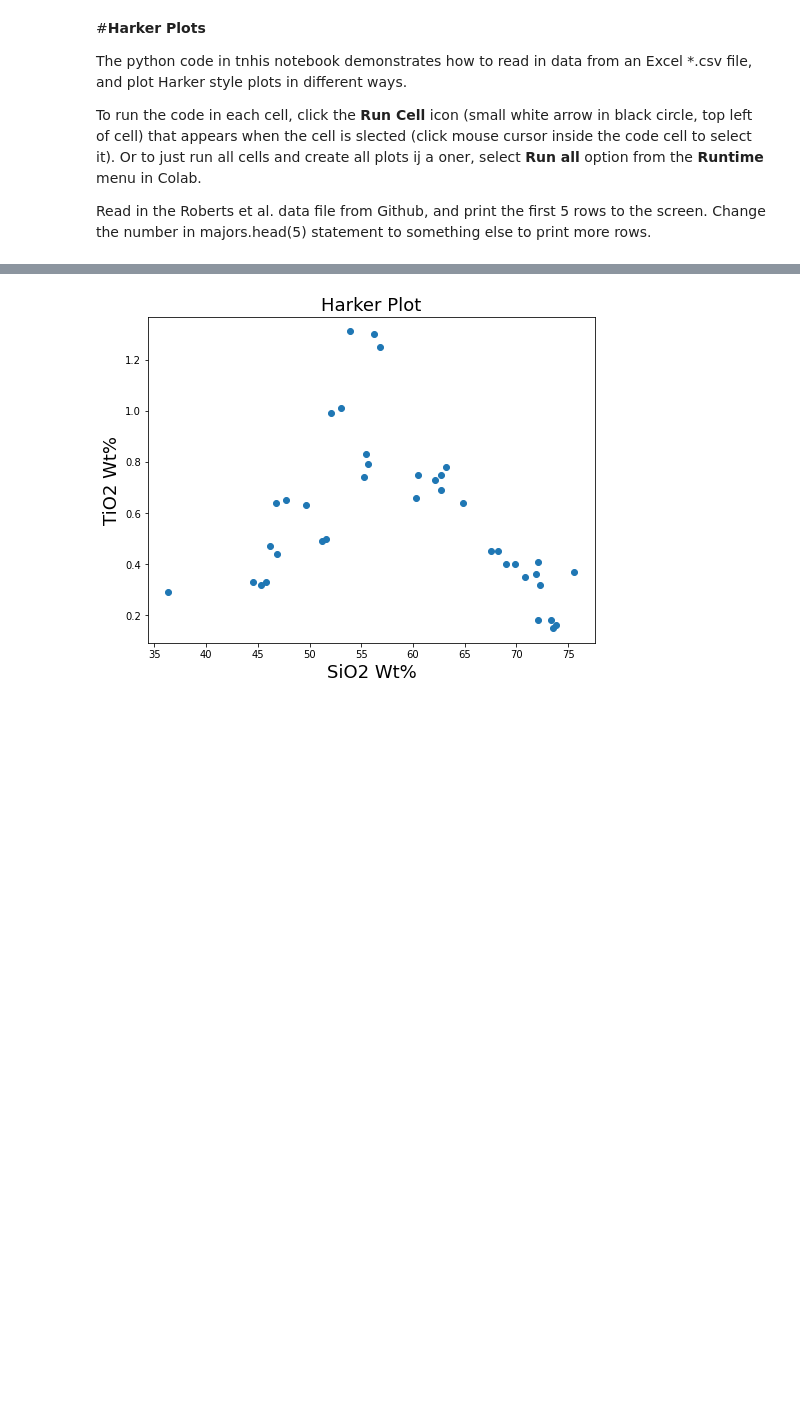
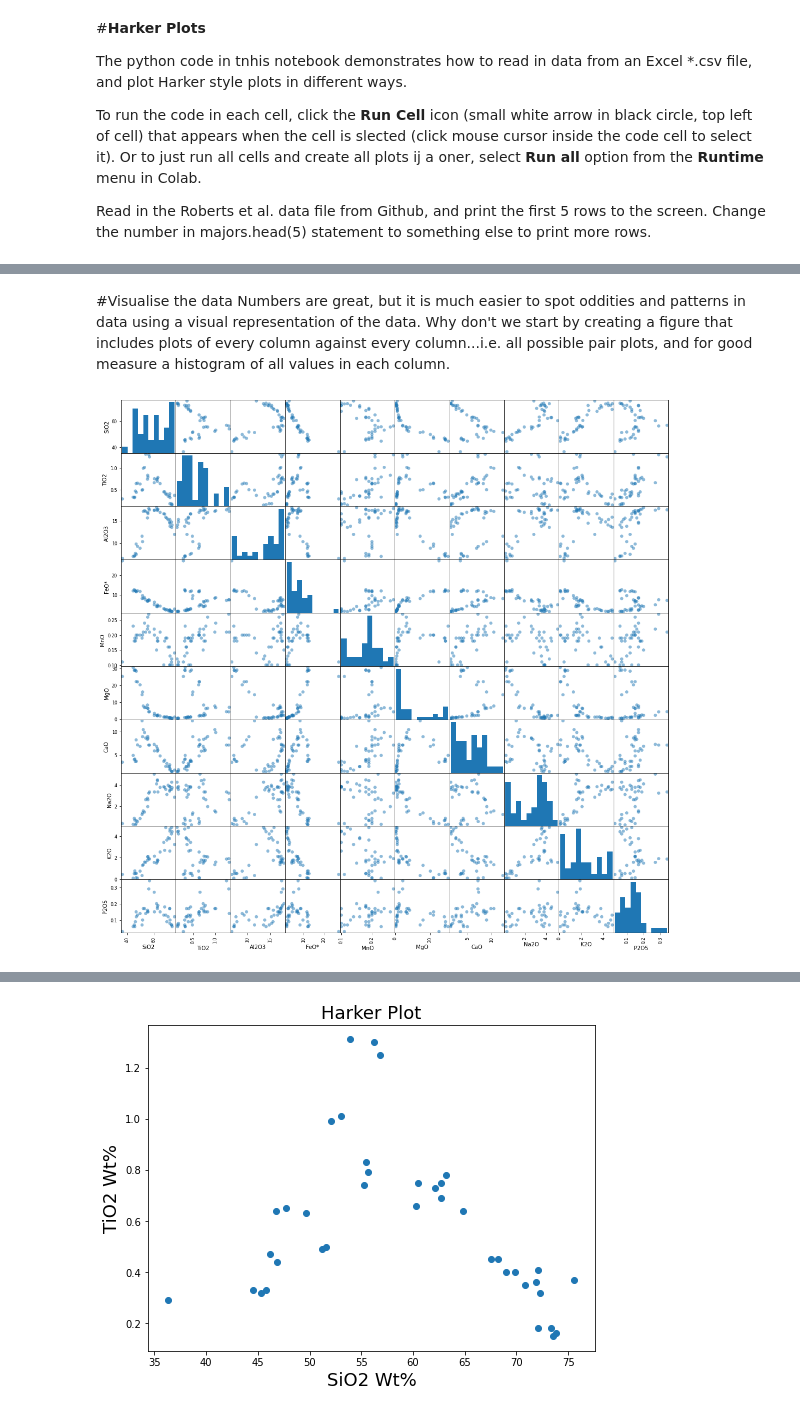
Before and after one commit to skerryvore/regression_analysis_101, a Jupyter notebook: notebooks/pyrenees_harker_plots.ipynb, the cells around one changed output, grey strips where cells are left out. Drawn from its saved outputs; the diff is of its cells as text; code cells hidden in the pictures; blank space fills up the shorter version.

```diff
--- a/notebooks/pyrenees_harker_plots.ipynb
+++ b/notebooks/pyrenees_harker_plots.ipynb
@@ -43,0 +68,10 @@ majors.head(5)
+# %% [markdown]
+#Visualise the data
+Numbers are great, but it is much easier to spot oddities and patterns in data using a visual representation of the data. Why don't we start by creating a figure that includes plots of every column against every column...i.e. all possible pair plots, and for good measure a histogram of all values in each column.
+# %%
+# The line below calls the scatter_matrix function and passes it our majors dataframe,
+# and some keyword variables to set the marker style and figure size.
+
+pairplots = pd.plotting.scatter_matrix(majors, marker='o', s=35, figsize=(18,18))
+# %% [output]
+[figure, added]
```
Also changed, not shown: parts of 11 cells of this notebook.
